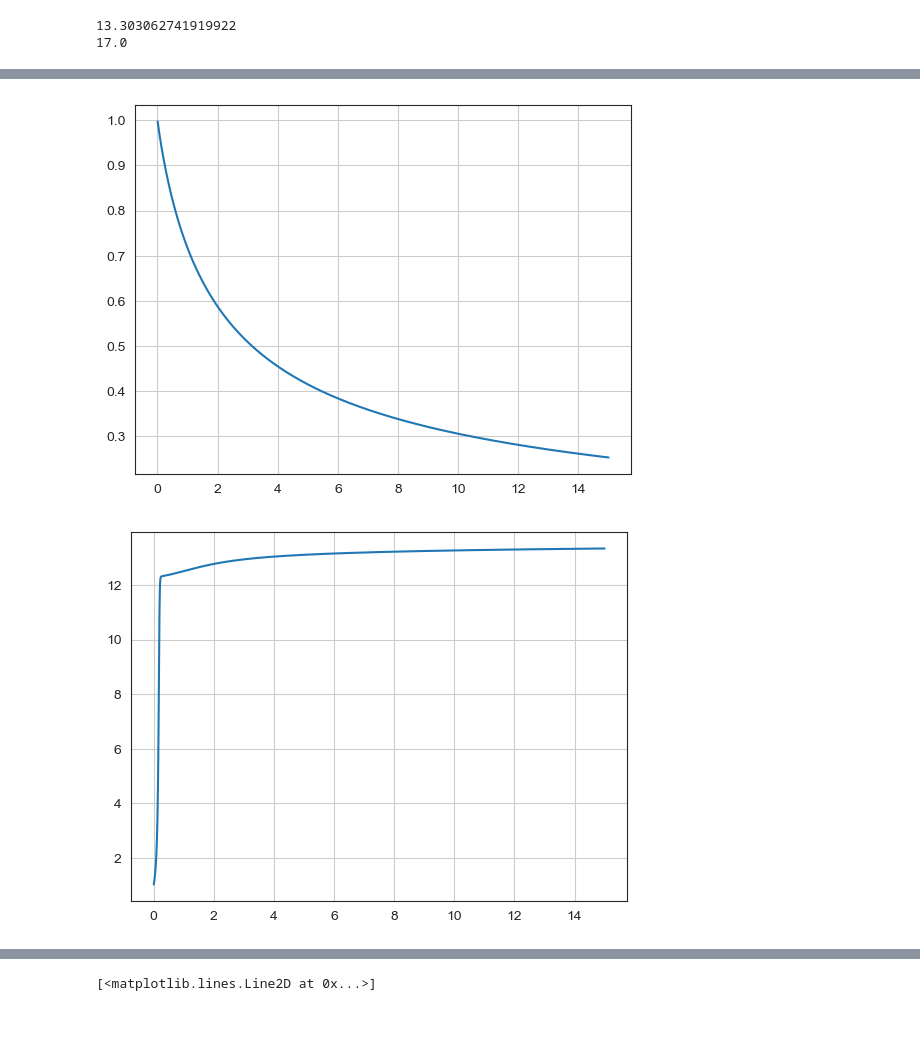
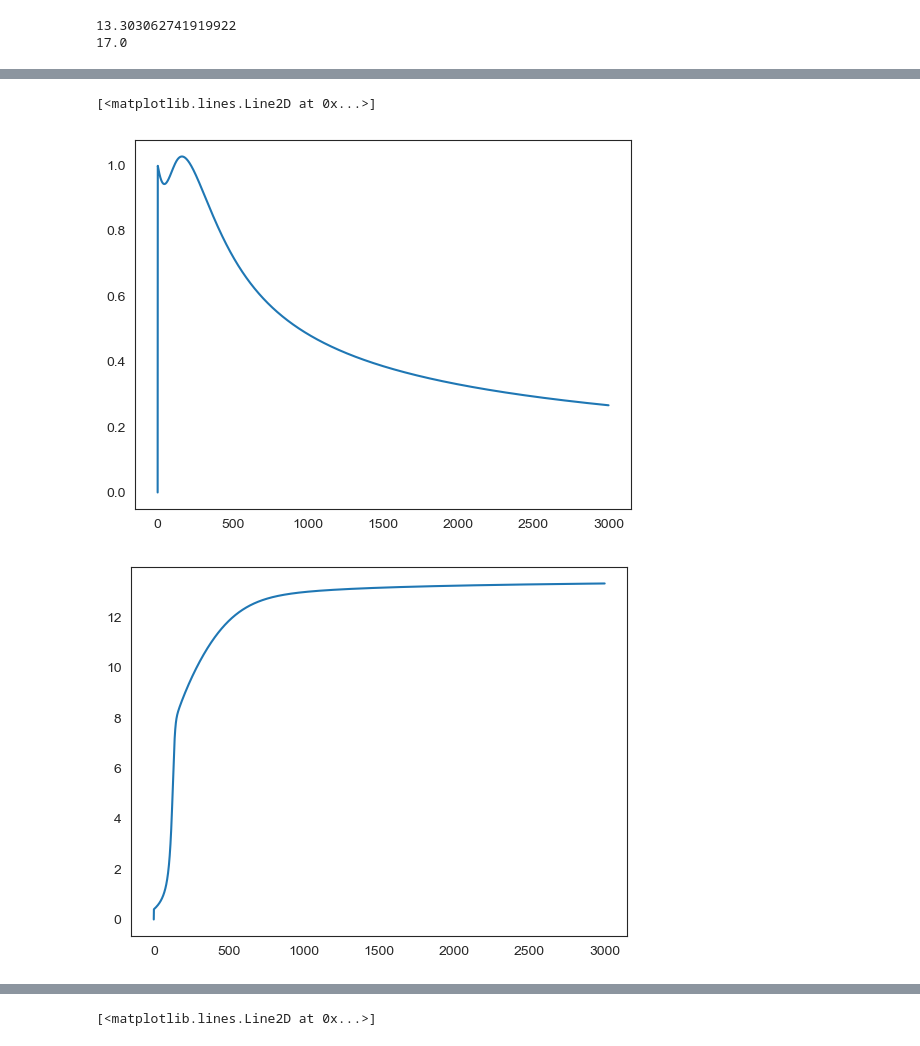
Before and after one commit to sebastiaan116/Affective-Active-Inference, a Jupyter notebook: Hydar1.ipynb, the cells around one changed output, grey strips where cells are left out. Drawn from its saved outputs; the diff is of its cells as text; code cells hidden in the pictures.

```diff
--- a/Hydar1.ipynb
+++ b/Hydar1.ipynb
@@ -202,19 +214,12 @@ axes[2].grid(1);
-# %%
-plt.figure(1)
-plt.plot(t[1:],vSigma_w[1:])
-plt.grid()
-plt.figure(2)
-plt.plot(t[1:],vSigma_z[1:])
-plt.grid()
-
-
-# fig, axes = plt.subplots(2, 1, sharex='col');
-# fig.suptitle('Sigma w and Sigma z');
-# axes[0].plot(t[1:],vSigma_w[1:],label='Belief');
-# axes[1].plot(t[1:],vSigma_z[1:],label='Belief');
-# %% [output]
-[figure, removed]
-[figure, removed]
+# %%
+plt.figure(1)
+plt.plot(vSigma_w)
+plt.figure(2)
+plt.plot(vSigma_z)
+# %% [output]
+[<matplotlib.lines.Line2D at 0x...>]
+[figure, added]
+[figure, added]
 # %%
 v = 30 # actual depth Hydar
 mu_v = 25 # Hydars belief of the depth
```
Also changed, not shown: parts of 6 cells of this notebook.
